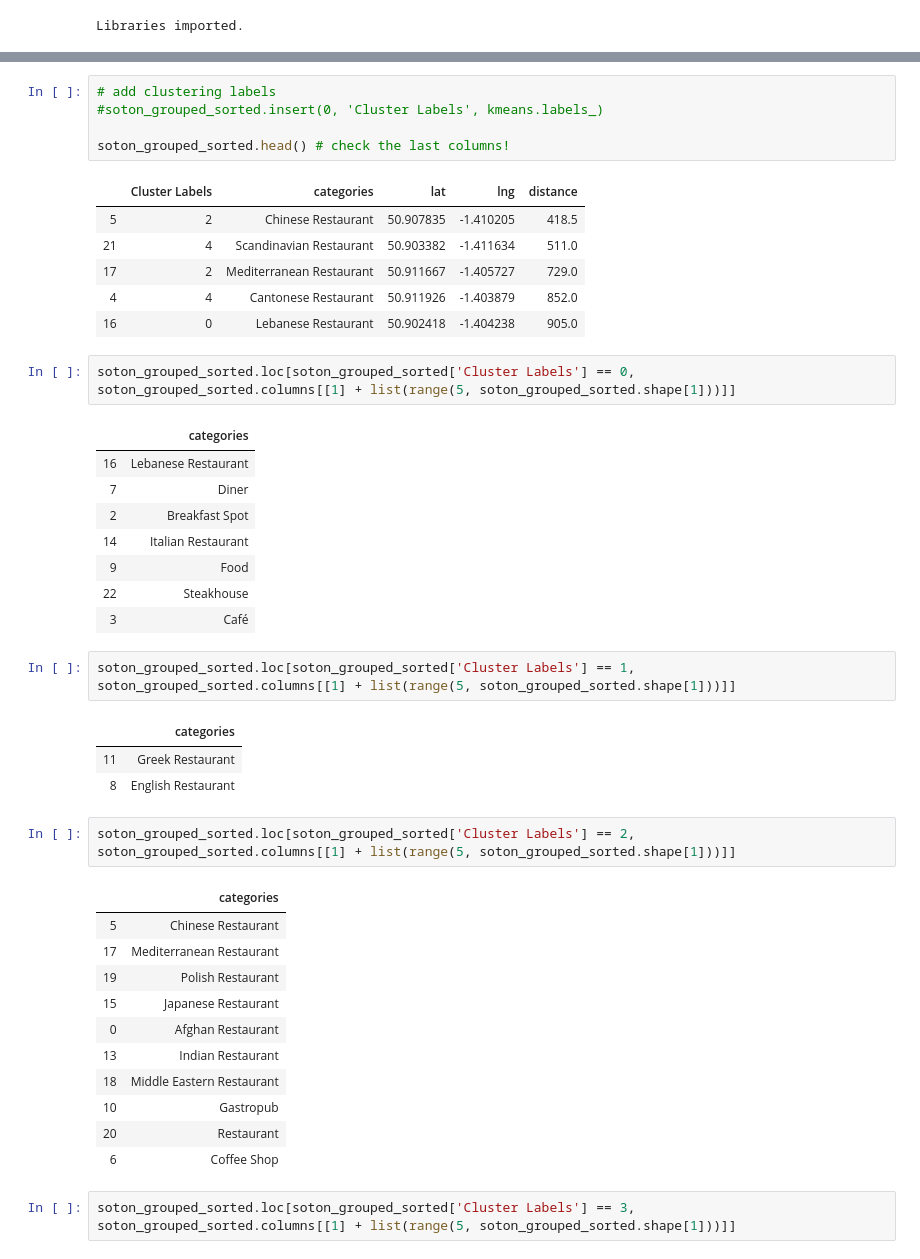
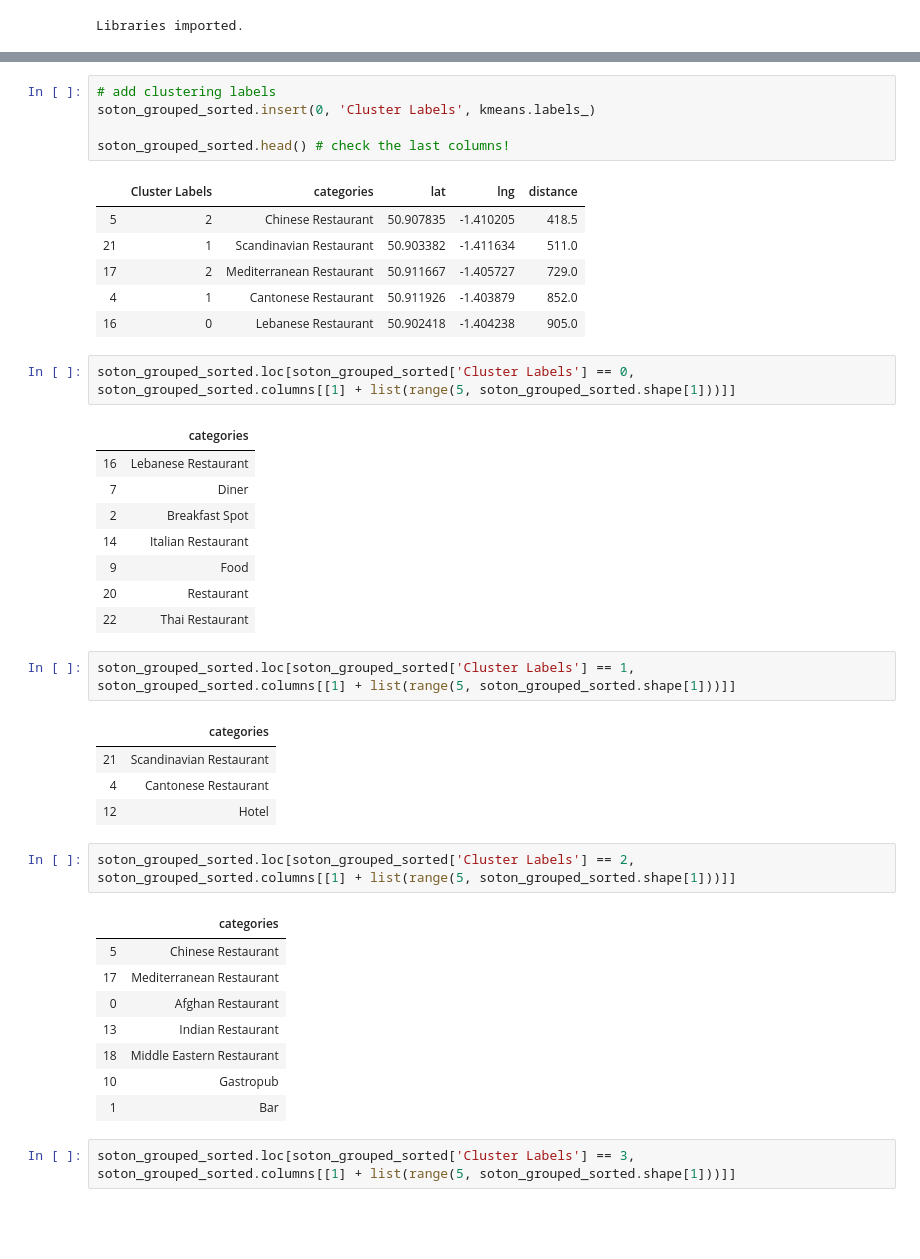
Before and after one commit to vanissawanick/Coursera_Capstone, a Jupyter notebook: code-final-week2.ipynb, the cells around one changed output, grey strips where cells are left out. Drawn from its saved outputs; the diff is of its cells as text; blank space fills up the shorter version.

```diff
--- a/code-final-week2.ipynb
+++ b/code-final-week2.ipynb
@@ -388,14 +388,14 @@ array([2, 4, 2, 4, 0, 0, 4, 0, 1, 2], dtype=int32)
 # %%
 # add clustering labels
-#soton_grouped_sorted.insert(0, 'Cluster Labels', kmeans.labels_)
+soton_grouped_sorted.insert(0, 'Cluster Labels', kmeans.labels_)
 
 soton_grouped_sorted.head() # check the last columns!
 # %% [output]
 |  | Cluster Labels | categories | lat | lng | distance |
 | 5 | 2 | Chinese Restaurant | 50.907835 | -1.410205 | 418.5 |
-| 21 | 4 | Scandinavian Restaurant | 50.903382 | -1.411634 | 511.0 |
+| 21 | 1 | Scandinavian Restaurant | 50.903382 | -1.411634 | 511.0 |
 | 17 | 2 | Mediterranean Restaurant | 50.911667 | -1.405727 | 729.0 |
-| 4 | 4 | Cantonese Restaurant | 50.911926 | -1.403879 | 852.0 |
+| 4 | 1 | Cantonese Restaurant | 50.911926 | -1.403879 | 852.0 |
 | 16 | 0 | Lebanese Restaurant | 50.902418 | -1.404238 | 905.0 |
 # %%
 soton_grouped_sorted.loc[soton_grouped_sorted['Cluster Labels'] == 0, soton_grouped_sorted.columns[[1] + list(range(5, soton_grouped_sorted.shape[1]))]]
@@ -406,28 +406,26 @@ soton_grouped_sorted.loc[soton_grouped_sorted['Cluster Labels'] == 0, soton_grou
 | 2 | Breakfast Spot |
 | 14 | Italian Restaurant |
 | 9 | Food |
-| 22 | Steakhouse |
-| 3 | Café |
+| 20 | Restaurant |
+| 22 | Thai Restaurant |
 # %%
 soton_grouped_sorted.loc[soton_grouped_sorted['Cluster Labels'] == 1, soton_grouped_sorted.columns[[1] + list(range(5, soton_grouped_sorted.shape[1]))]]
 # %% [output]
 |  | categories |
-| 11 | Greek Restaurant |
-| 8 | English Restaurant |
+| 21 | Scandinavian Restaurant |
+| 4 | Cantonese Restaurant |
+| 12 | Hotel |
 # %%
 soton_grouped_sorted.loc[soton_grouped_sorted['Cluster Labels'] == 2, soton_grouped_sorted.columns[[1] + list(range(5, soton_grouped_sorted.shape[1]))]]
 # %% [output]
 |  | categories |
 | 5 | Chinese Restaurant |
 | 17 | Mediterranean Restaurant |
-| 19 | Polish Restaurant |
-| 15 | Japanese Restaurant |
 | 0 | Afghan Restaurant |
 | 13 | Indian Restaurant |
 | 18 | Middle Eastern Restaurant |
 | 10 | Gastropub |
-| 20 | Restaurant |
-| 6 | Coffee Shop |
+| 1 | Bar |
 # %%
 soton_grouped_sorted.loc[soton_grouped_sorted['Cluster Labels'] == 3, soton_grouped_sorted.columns[[1] + list(range(5, soton_grouped_sorted.shape[1]))]]
 # %% [output]
```
Also changed, not shown: parts of 29 cells of this notebook.
